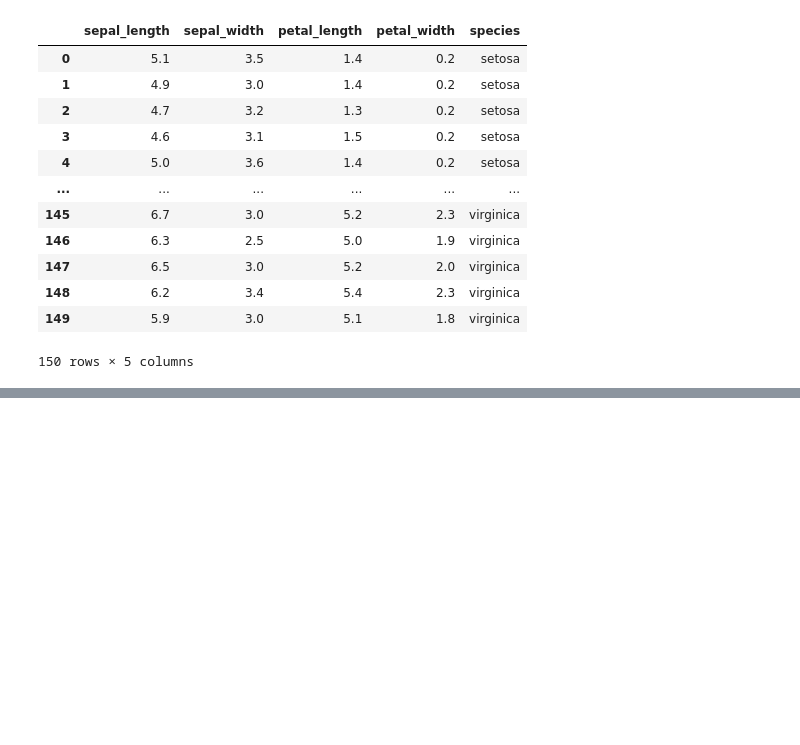
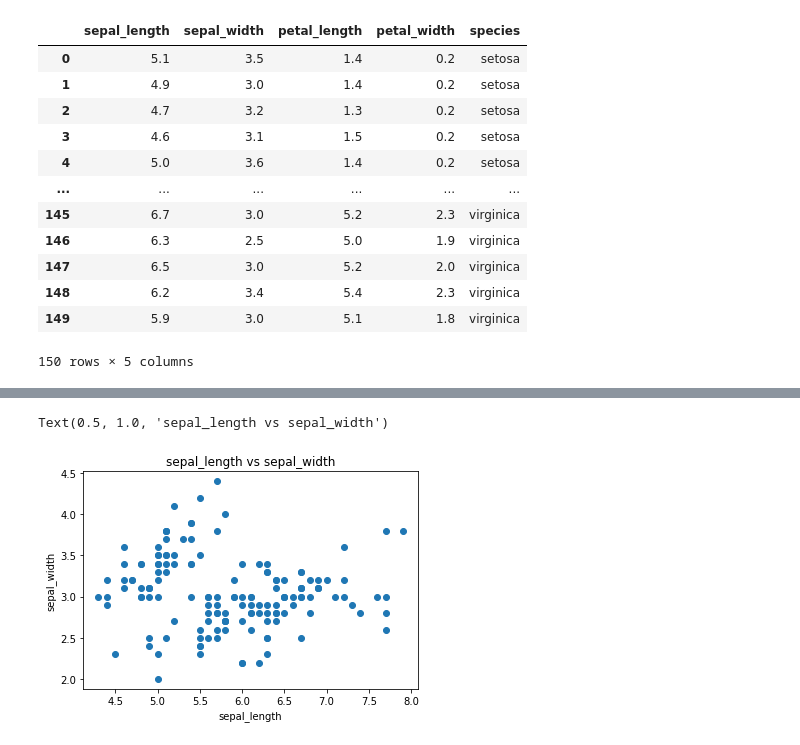
Before and after one commit to doggala-penchal/applied_ai_course, a Jupyter notebook: Module_2/11.1 Introduction to IRIS dataset and 2D scatter plot .ipynb, the cells around one changed output, grey strips where cells are left out. Saved outputs shown, nothing was run; the diff lists cells and outputs as text; code cells hidden in the pictures; blank space fills up the shorter version.

```diff
--- a/Module_2/11.1 Introduction to IRIS dataset and 2D scatter plot .ipynb
+++ b/Module_2/11.1 Introduction to IRIS dataset and 2D scatter plot .ipynb
@@ -47,2 +49,10 @@ setosa        50
 virginica     50
 Name: species, dtype: int64
+# %%
+plt.scatter(data['sepal_length'], data['sepal_width'])
+plt.xlabel('sepal_length')
+plt.ylabel('sepal_width')
+plt.title('sepal_length vs sepal_width')
+# %% [output]
+Text(0.5, 1.0, 'sepal_length vs sepal_width')
+[figure, added]
```
Also changed, not shown: parts of 25 cells of this notebook, 2 other files.
